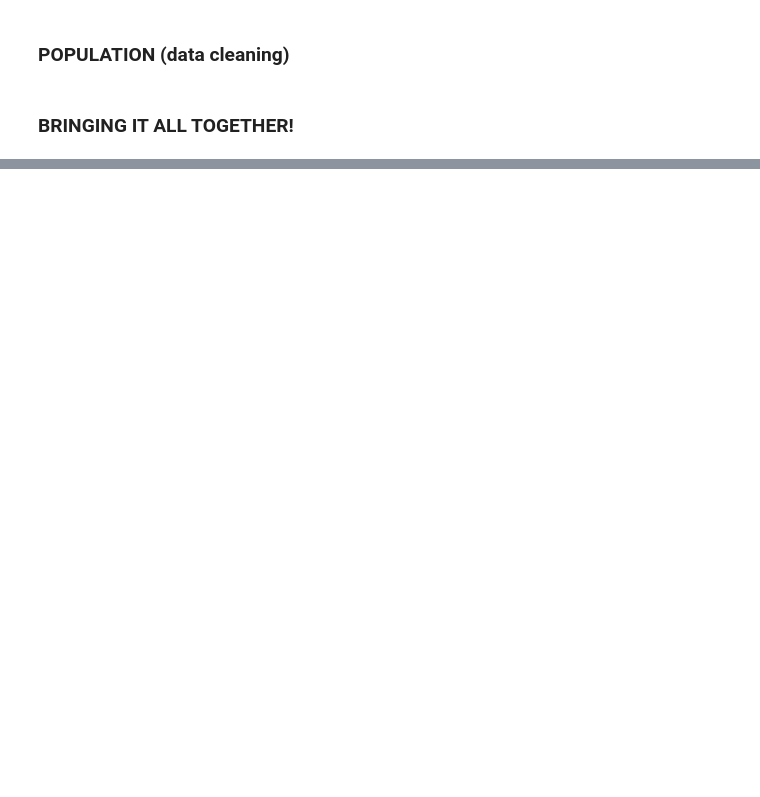
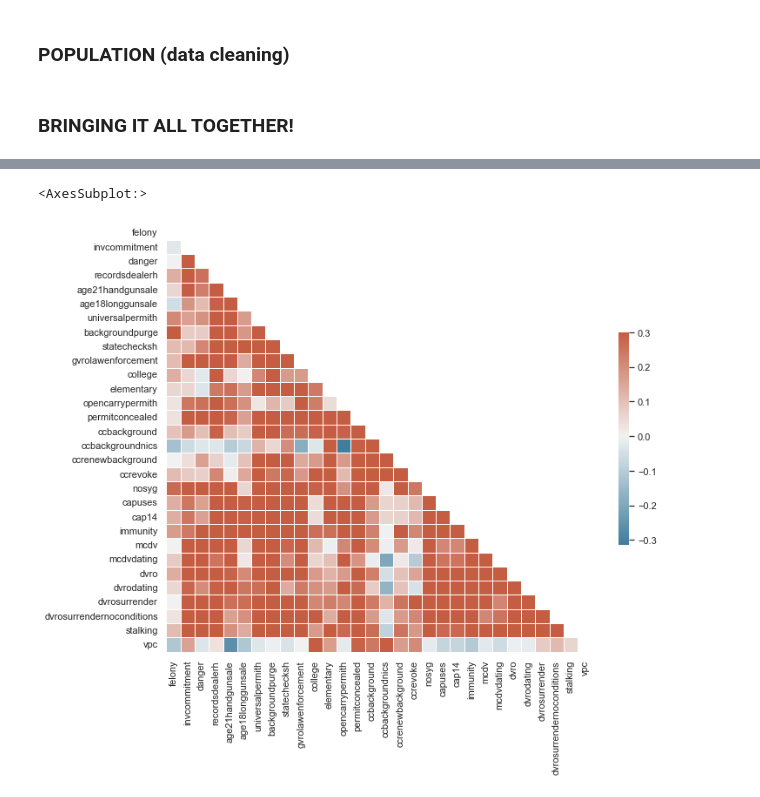
Before and after one commit to adityad2123/avtsa-datasci, a Jupyter notebook: gunviolencedata.ipynb, the cells around one changed output, grey strips where cells are left out. Drawn from its saved outputs; the diff is of its cells as text; code cells hidden in the pictures; blank space fills up the shorter version.

Commit message:
rough draft of merged datasets, graphs

```diff
--- a/gunviolencedata.ipynb
+++ b/gunviolencedata.ipynb
@@ -118,0 +102,3 @@ gun_laws_df.head()
+# %%
+gun_laws_df = gun_laws_df.loc[:, columns]
+gun_laws_df.shape
@@ -187,0 +164,9 @@ combo_df
+# %%
+tot_victims = df.groupby("state").tot_victims.sum()
+# %%
+victims_df = pd.merge(tot_victims, gun_laws_df, on="state")
+combo_df = pd.merge(victims_df, states_df, on="state")
+# %%
+# victims per capita
+combo_df["vpc"] = combo_df.tot_victims / combo_df.population
+data_df = combo_df.drop(["tot_victims", "abbreviation", "lawtotal", "geometry", "population"], axis=1)
@@ -187,0 +184,26 @@ combo_df
+# %%
+import numpy as np
+import pandas as pd
+import seaborn as sns
+import matplotlib.pyplot as plt
+
+sns.set_theme(style="white")
+
+# Compute the correlation matrix
+corr = data_df.corr()
+
+# Generate a mask for the upper triangle
+mask = np.triu(np.ones_like(corr, dtype=bool))
+
+# Set up the matplotlib figure
+f, ax = plt.subplots(figsize=(11, 9))
+
+# Generate a custom diverging colormap
+cmap = sns.diverging_palette(230, 20, as_cmap=True)
+
+# Draw the heatmap with the mask and correct aspect ratio
+sns.heatmap(corr, mask=mask, cmap=cmap, vmax=.3, center=0,
+            square=True, linewidths=.5, cbar_kws={"shrink": .5})
+# %% [output]
+<AxesSubplot:>
+[figure, added]
```
Also changed, not shown: parts of 17 cells of this notebook.
